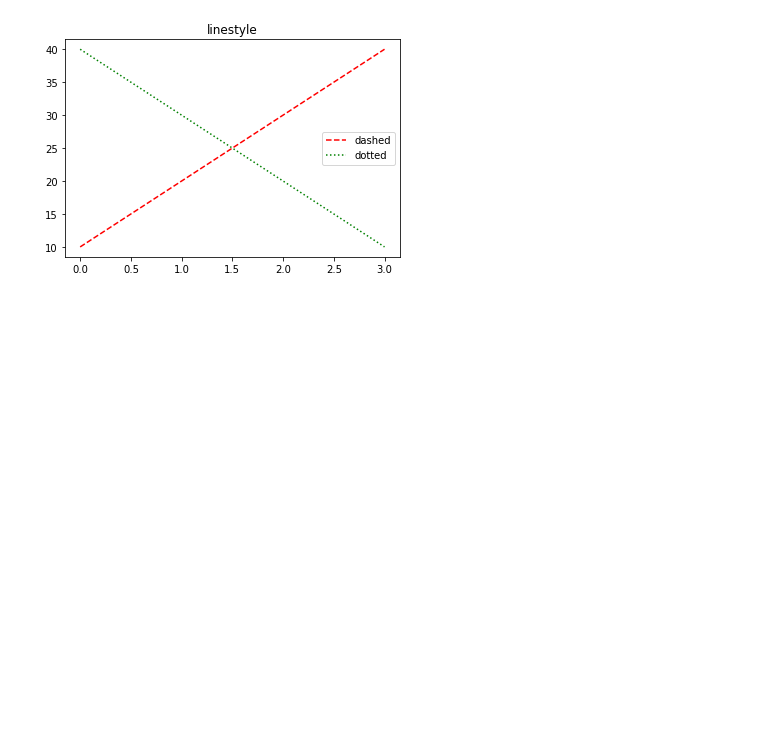
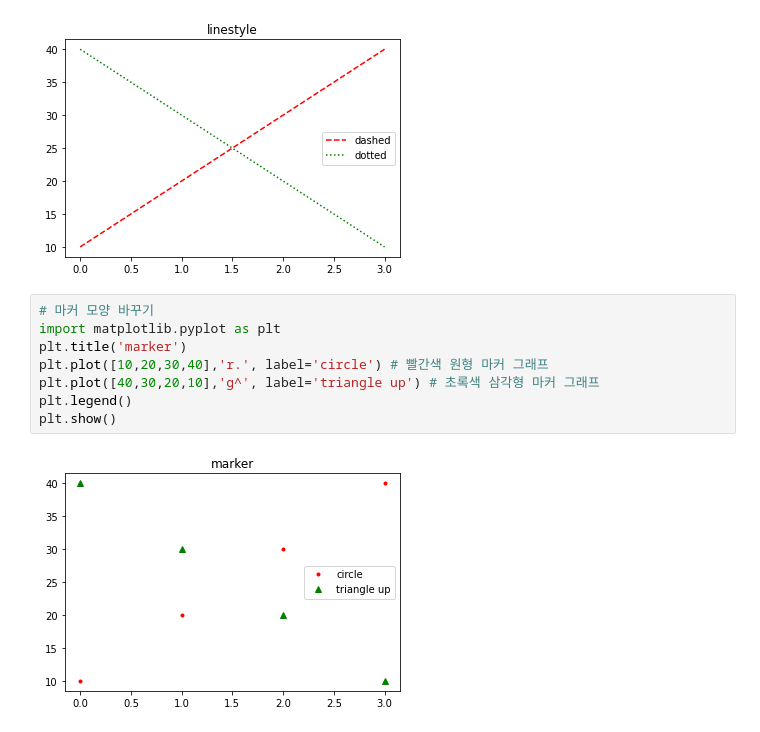
Before and after one commit to cloud0921/Study, a Jupyter notebook: Python/데이터 시각화/matplot.ipynb, the cells around one changed output. Drawn from its saved outputs; the diff is of its cells as text; blank space fills up the shorter version.

```diff
--- a/Python/데이터 시각화/matplot.ipynb
+++ b/Python/데이터 시각화/matplot.ipynb
@@ -57,3 +57,13 @@ plt.legend() # 범례 표시
 plt.show()
 # %% [output]
 [figure]
+# %%
+# 마커 모양 바꾸기
+import matplotlib.pyplot as plt
+plt.title('marker')
+plt.plot([10,20,30,40],'r.', label='circle') # 빨간색 원형 마커 그래프
+plt.plot([40,30,20,10],'g^', label='triangle up') # 초록색 삼각형 마커 그래프
+plt.legend()
+plt.show()
+# %% [output]
+[figure, added]
```
Also changed, not shown: parts of 1 cell of this notebook.
